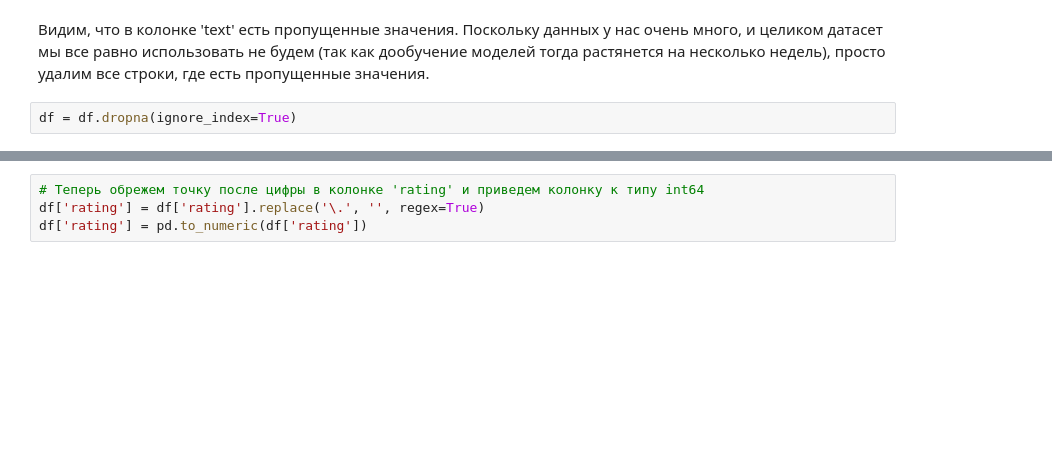
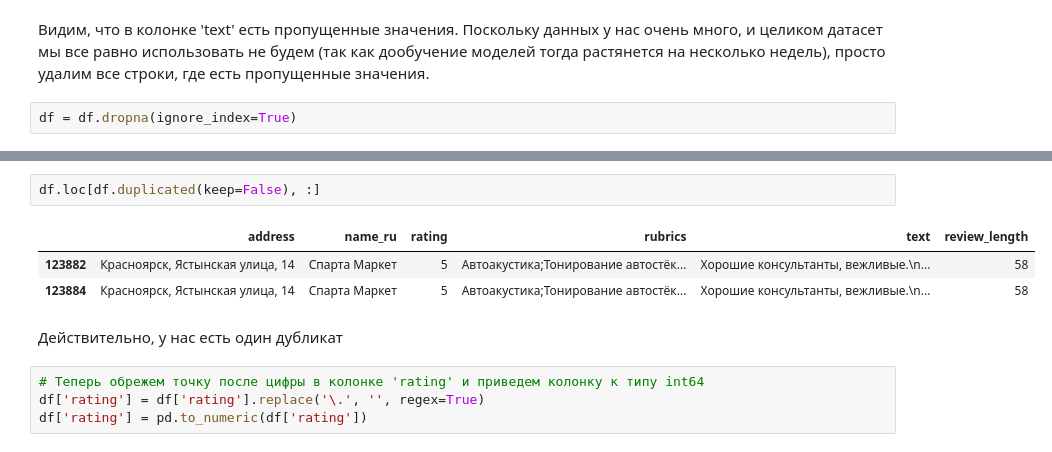
Before and after one commit to johnneon/geo-reviews-generator, a Jupyter notebook: geo-reviews-generation.ipynb, the cells around one changed output, grey strips where cells are left out. Drawn from its saved outputs; the diff is of its cells as text; blank space fills up the shorter version.

```diff
--- a/geo-reviews-generation.ipynb
+++ b/geo-reviews-generation.ipynb
@@ -70,3 +77,11 @@ df = df.dropna(ignore_index=True)
+# %%
+df.loc[df.duplicated(keep=False), :]
+# %% [output]
+|  | address | name_ru | rating | rubrics | text | review_length |
+| 123882 | Красноярск, Ястынская улица, 14 | Спарта Маркет | 5 | Автоакустика;Тонирование автостёк... | Хорошие консультанты, вежливые.\n... | 58 |
+| 123884 | Красноярск, Ястынская улица, 14 | Спарта Маркет | 5 | Автоакустика;Тонирование автостёк... | Хорошие консультанты, вежливые.\n... | 58 |
+# %% [markdown]
+Действительно, у нас есть один дубликат
 # %%
 # Теперь обрежем точку после цифры в колонке 'rating' и приведем колонку к типу int64
 df['rating'] = df['rating'].replace('\.', '', regex=True)
```
Also changed, not shown: parts of 2 cells of this notebook.
